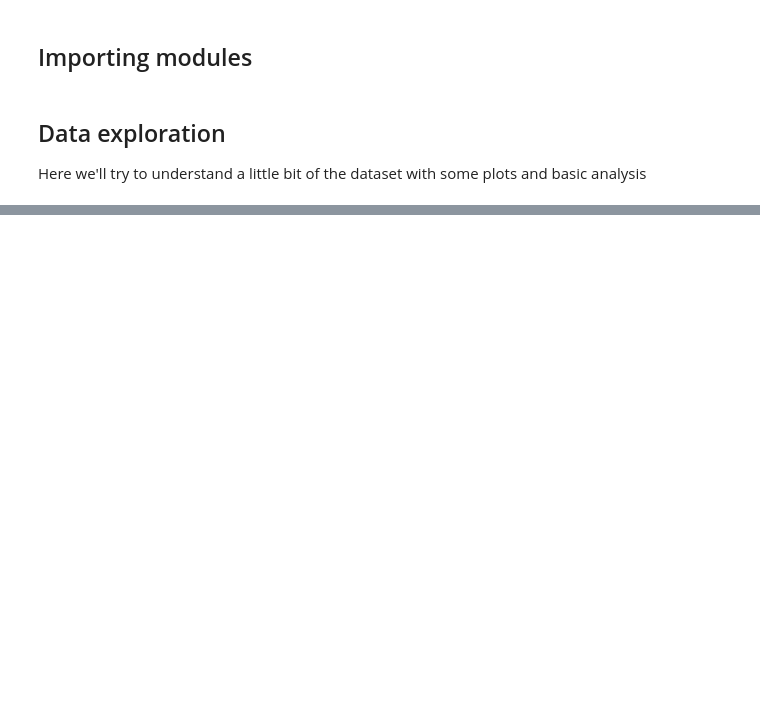
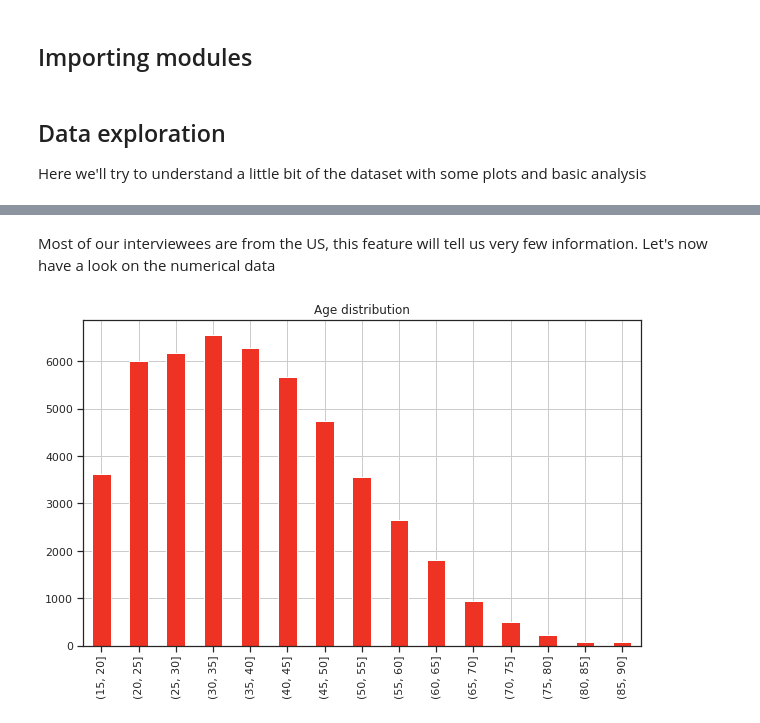
Before and after one commit to SebastiaAgramunt/DataScience, a Jupyter notebook: notebooks/1_Salary_Prediction.ipynb, the cells around one changed output, grey strips where cells are left out. Drawn from its saved outputs; the diff is of its cells as text; code cells hidden in the pictures; blank space fills up the shorter version.

Commit message:
started first notebook

```diff
--- a/notebooks/1_Salary_Prediction.ipynb
+++ b/notebooks/1_Salary_Prediction.ipynb
@@ -58,0 +178,19 @@ df.head()
+# %% [markdown]
+Most of our interviewees are from the US, this feature will tell us very few information. Let's now have a look on the numerical data
+# %%
+#first we create the bins, in our case partition the age from 0 to 125 in steps of 5
+bins = list(range(15,95,5))
+#then we name the bins, we can say the same but converting them to string
+group_names = list(map(str,bins))
+tmp = df.copy()
+tmp['age_bin'] = pd.cut(tmp['age'], bins)
+
+plt.clf()
+plt.title("Age distribution")
+tmp.age_bin.value_counts().sort_index().plot(kind = "bar",
+                                             color = '#EE3224',
+                                             figsize = (10,6),
+                                             grid = True)
+plt.show()
+# %% [output]
+[figure, added]
```
Also changed, not shown: parts of 18 cells of this notebook.
